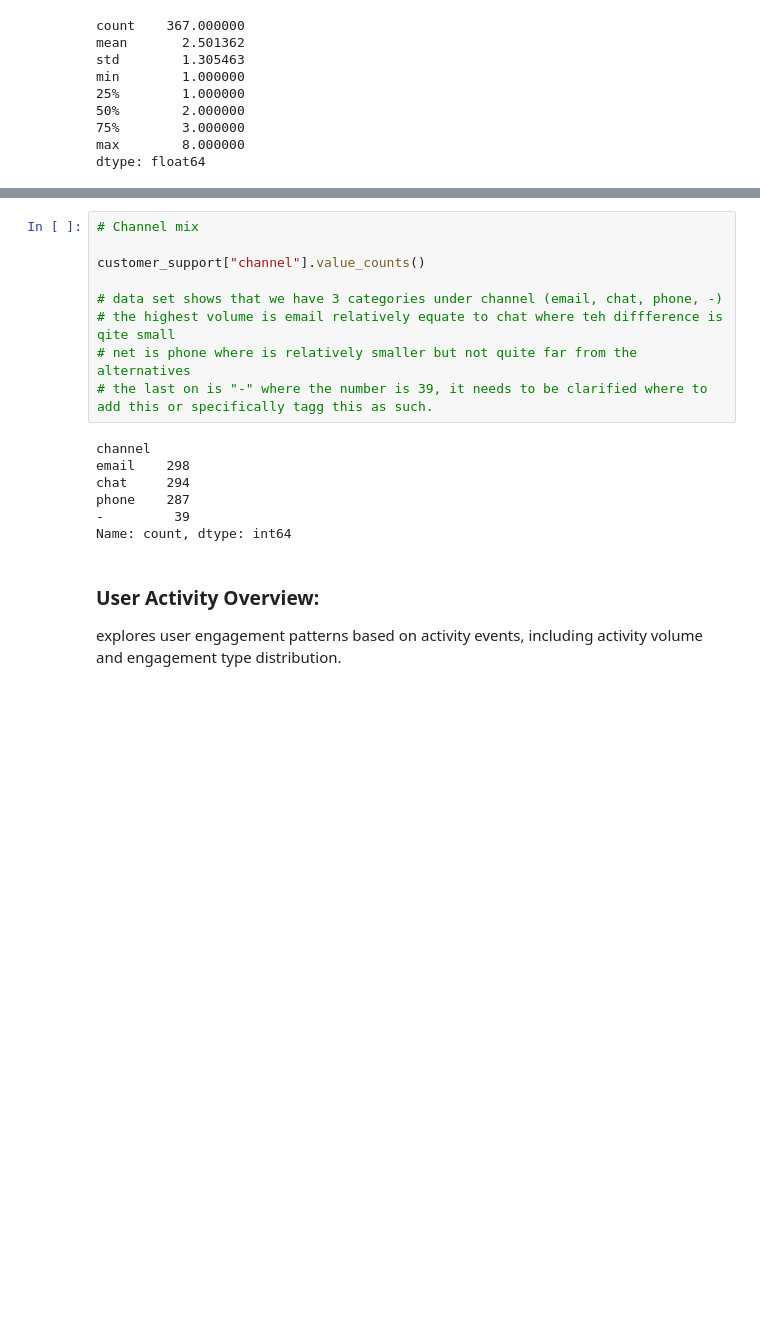
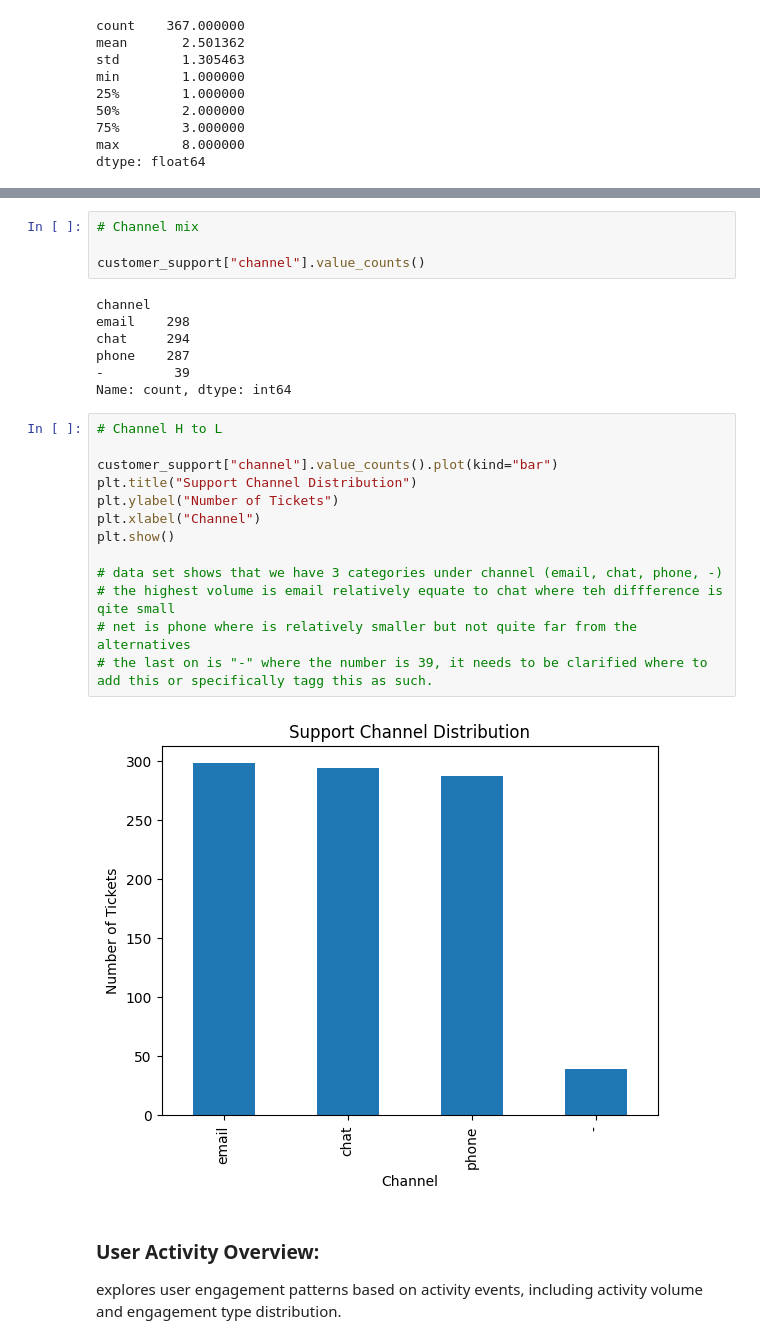
Before and after one commit to Playful-Cloud/customer-churn-behavior-analysis, a Jupyter notebook: notebooks/01_eda.ipynb, the cells around one changed output, grey strips where cells are left out. Cells and saved outputs as stored; diff of their text form; blank space fills up the shorter version.

Commit message:
doen with Data analysis

```diff
--- a/notebooks/01_eda.ipynb
+++ b/notebooks/01_eda.ipynb
@@ -353,11 +379,6 @@ plt.show()
 # Channel mix
 
 customer_support["channel"].value_counts()
-
-# data set shows that we have 3 categories under channel (email, chat, phone, -)
-# the highest volume is email relatively equate to chat where teh diffference is qite small
-# net is phone where is relatively smaller but not quite far from the alternatives
-# the last on is "-" where the number is 39, it needs to be clarified where to add this or specifically tagg this as such.
 # %% [output]
 channel
 email    298
@@ -365,6 +386,21 @@ chat     294
 phone    287
 -         39
 Name: count, dtype: int64
+# %%
+# Channel H to L
+
+customer_support["channel"].value_counts().plot(kind="bar")
+plt.title("Support Channel Distribution")
+plt.ylabel("Number of Tickets")
+plt.xlabel("Channel")
+plt.show()
+
+# data set shows that we have 3 categories under channel (email, chat, phone, -)
+# the highest volume is email relatively equate to chat where teh diffference is qite small
+# net is phone where is relatively smaller but not quite far from the alternatives
+# the last on is "-" where the number is 39, it needs to be clarified where to add this or specifically tagg this as such.
+# %% [output]
+[figure, added]
 # %% [markdown]
 ### User Activity Overview:
 
```
Also changed, not shown: parts of 3 cells of this notebook, 2 other files.
